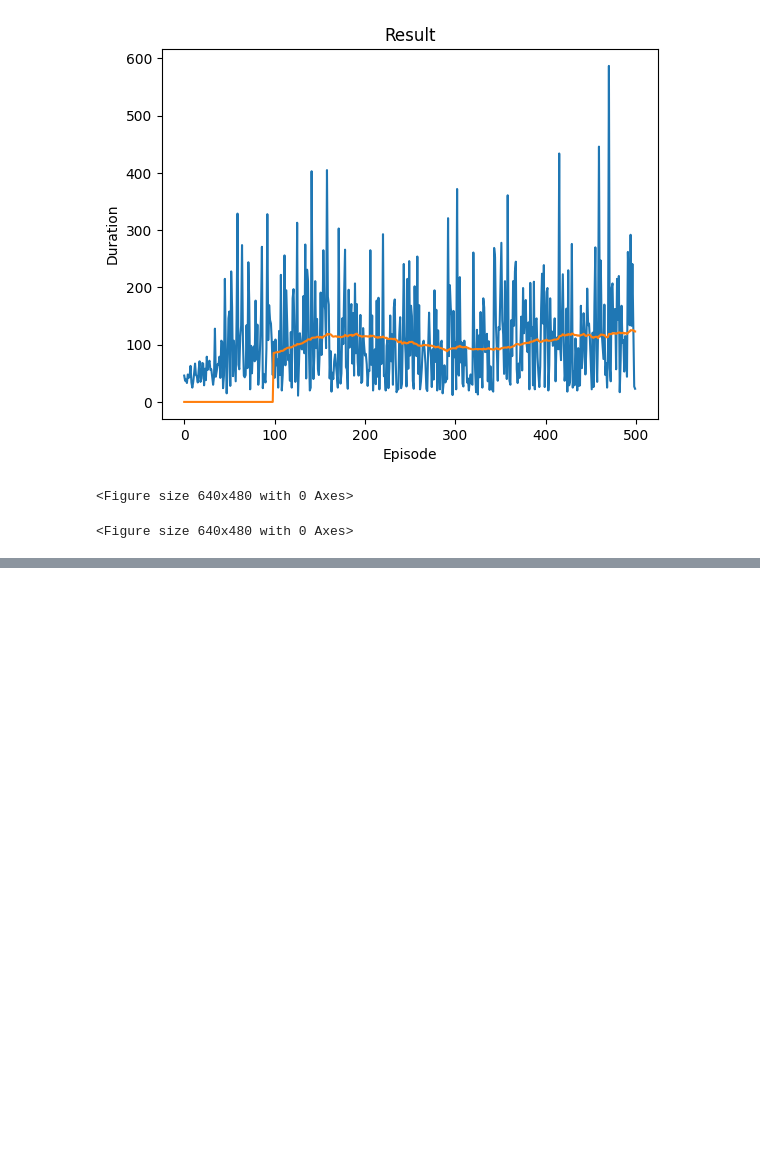
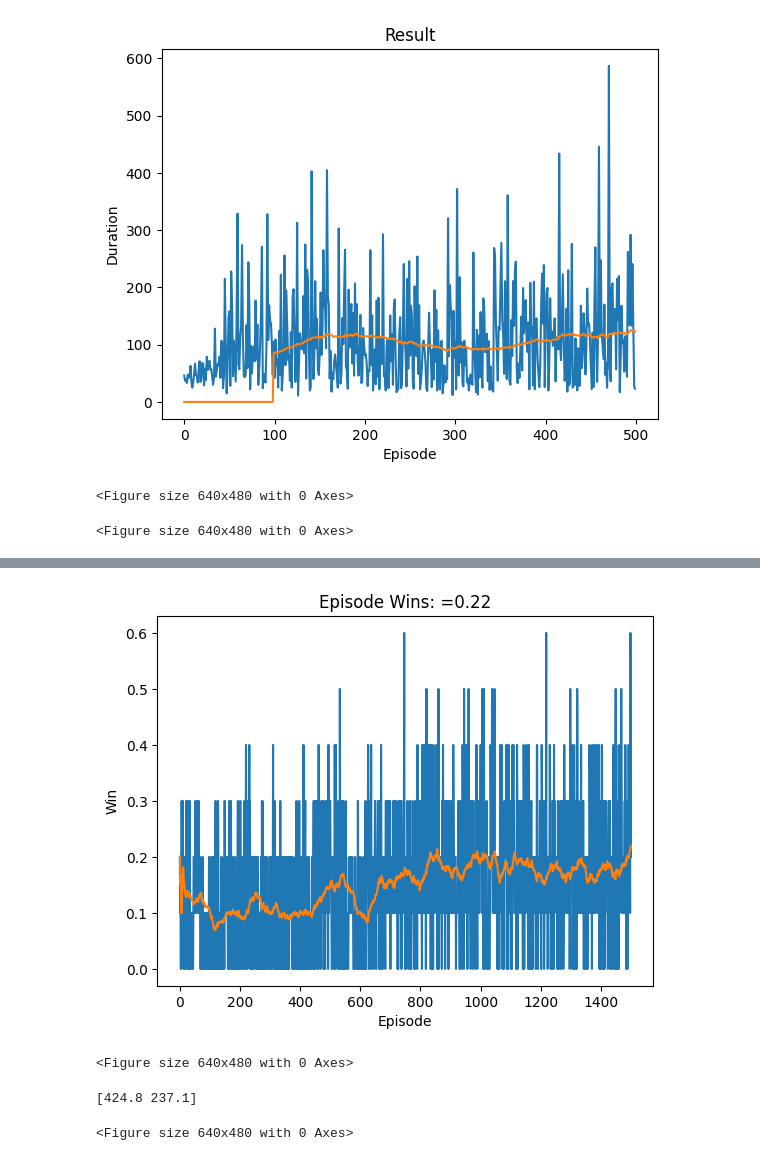
Before and after one commit to raefYoussef/rl_2048, a Jupyter notebook: 2048_notebook.ipynb, the cells around one changed output, grey strips where cells are left out. Saved outputs shown, nothing was run; the diff lists cells and outputs as text; code cells hidden in the pictures; blank space fills up the shorter version.

```diff
--- a/2048_notebook.ipynb
+++ b/2048_notebook.ipynb
@@ -369,0 +471,30 @@ Decay Done: 105
+# %%
+import numpy as np
+from metrics import Metrics
+import torch
+# for m in range(len(all_metrics)):
+#     all_metrics[m].save_to_file(f"tmp/{m}_metric.csv")
+all_metrics = []
+for m in range(10):
+    met = Metrics()
+    met.read_from_file(f"tmp/{m}_metric.csv")
+    met.rewards = np.zeros((len(met.rewards),))
+    all_metrics.append(met)
+# %%
+import numpy as np
+avg_metric = Metrics.average(all_metrics)
+# avg_metric.save_to_file("dqn_logs/18_avg_20kdecay_5kbuffer.csv") # decay done 425.1, buffer full 124.9
+# avg_metric.save_to_file("dqn_logs/19_8avg_20kdecay_5kbuffer_2kepisodes.csv") # decay done 424.375, buffer full 236.625 (actually 10k buffer)
+avg_metric.save_to_file("dqn_logs/20_avg_20kdecay_10kbuffer_15kepisodes.csv") # decay done 424.8, buffer full 237.1 (with loss penalty)
+avg_metric.plot_winrate()
+allDone = np.array([0,0])
+for k in range(len(decay_buffer)):
+    allDone[0] += decay_buffer[k][0]
+    allDone[1] += decay_buffer[k][1]
+allDone = allDone/len(decay_buffer)
+print(allDone)
+# %% [output]
+[figure, added]
+<Figure size 640x480 with 0 Axes>
+[424.8 237.1]
+<Figure size 640x480 with 0 Axes>
```
Also changed, not shown: parts of 10 cells of this notebook, 22 other files.
